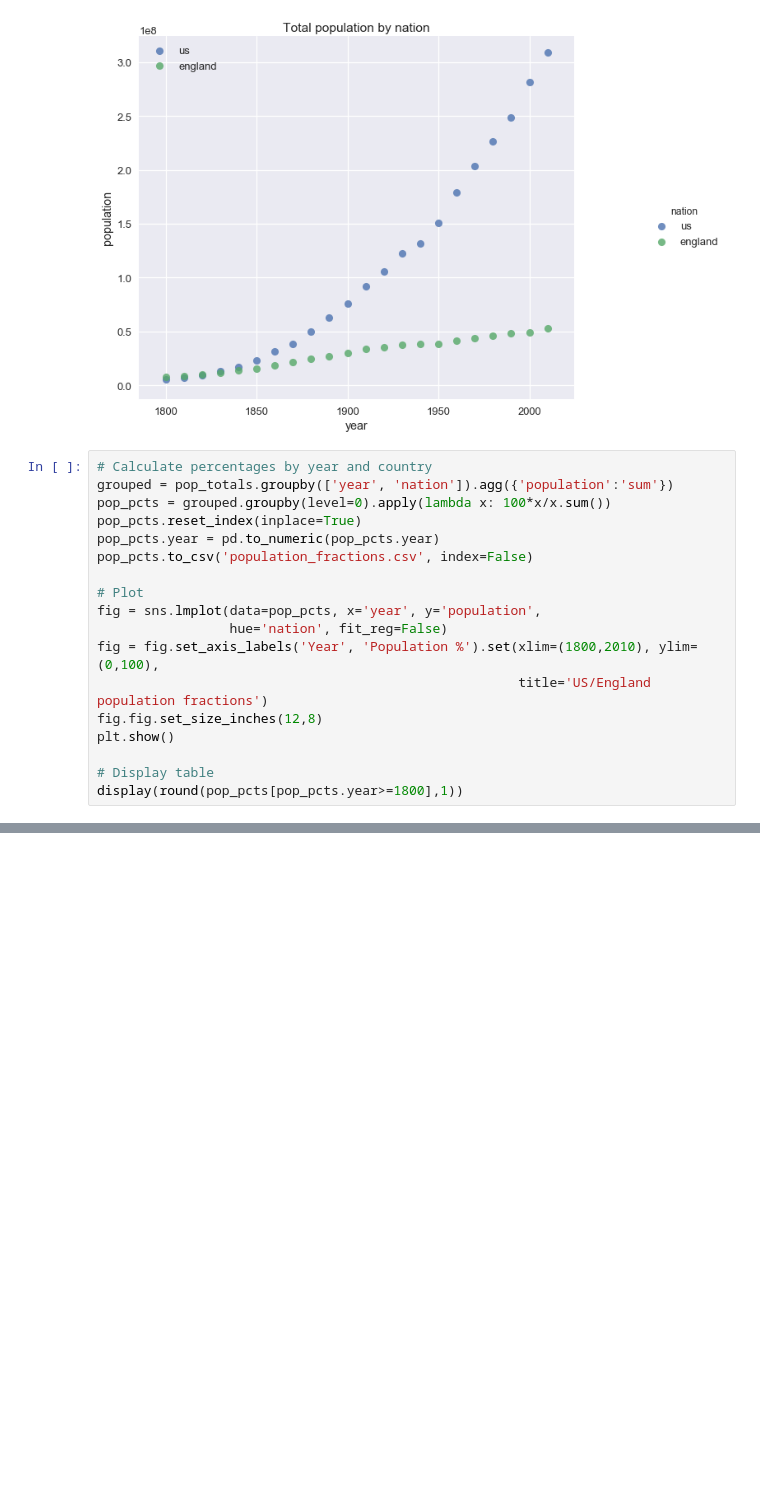
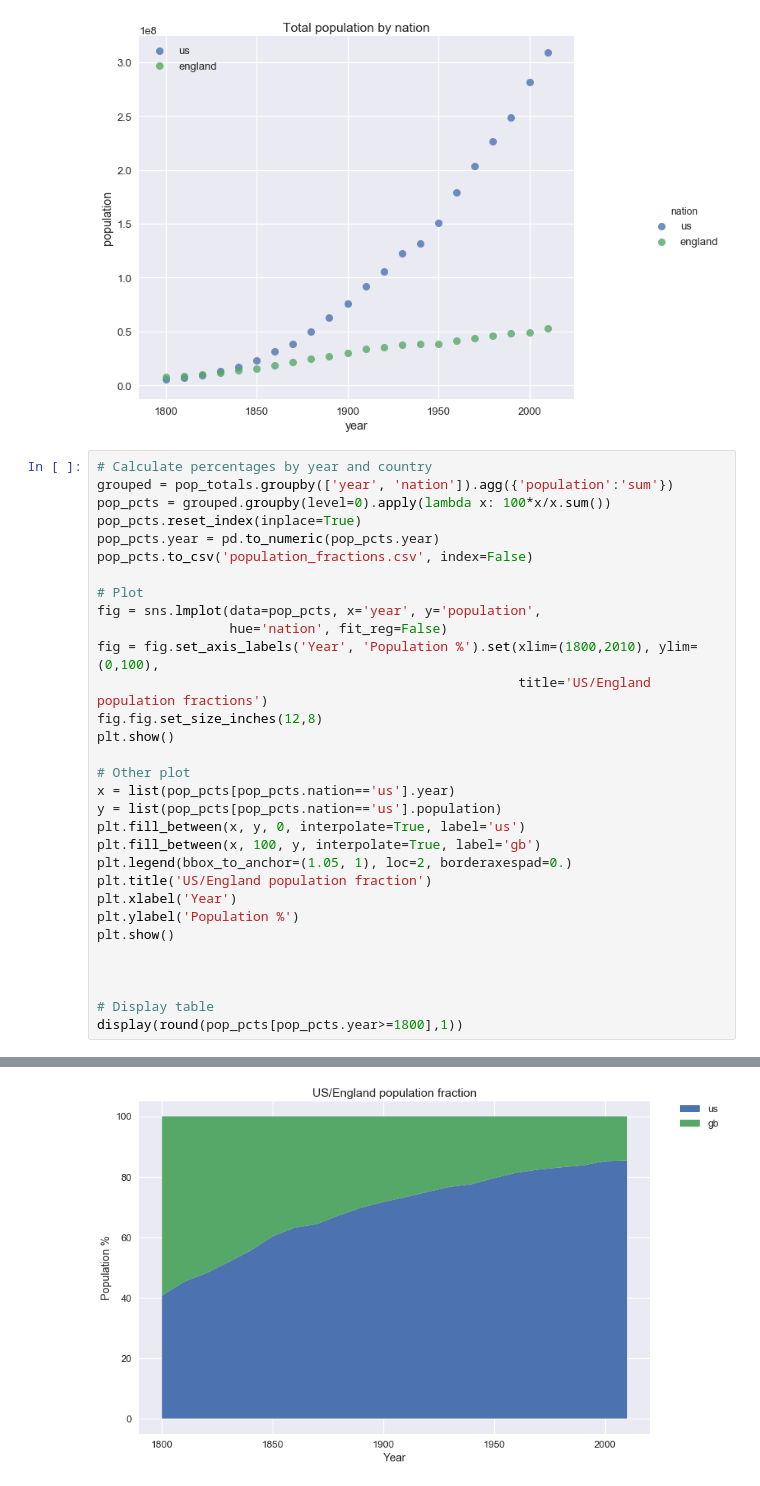
Before and after one commit to wilkens/noveltm-national-demographics, a Jupyter notebook: National Demographics.ipynb, the cells around one changed output, grey strips where cells are left out. Drawn from its saved outputs; the diff is of its cells as text; blank space fills up the shorter version.

```diff
--- a/National Demographics.ipynb
+++ b/National Demographics.ipynb
@@ -351,23 +379,37 @@ plt.show()
 # %%
 # Calculate percentages by year and country
 grouped = pop_totals.groupby(['year', 'nation']).agg({'population':'sum'})
 pop_pcts = grouped.groupby(level=0).apply(lambda x: 100*x/x.sum())
 pop_pcts.reset_index(inplace=True)
 pop_pcts.year = pd.to_numeric(pop_pcts.year)
 pop_pcts.to_csv('population_fractions.csv', index=False)
 
 # Plot
 fig = sns.lmplot(data=pop_pcts, x='year', y='population',
                  hue='nation', fit_reg=False)
 fig = fig.set_axis_labels('Year', 'Population %').set(xlim=(1800,2010), ylim=(0,100),
                                                       title='US/England population fractions')
 fig.fig.set_size_inches(12,8)
 plt.show()
 
+# Other plot
+x = list(pop_pcts[pop_pcts.nation=='us'].year)
+y = list(pop_pcts[pop_pcts.nation=='us'].population)
+plt.fill_between(x, y, 0, interpolate=True, label='us')
+plt.fill_between(x, 100, y, interpolate=True, label='gb')
+plt.legend(bbox_to_anchor=(1.05, 1), loc=2, borderaxespad=0.)
+plt.title('US/England population fraction')
+plt.xlabel('Year')
+plt.ylabel('Population %')
+plt.show()
+
+
+
 # Display table
 display(round(pop_pcts[pop_pcts.year>=1800],1))
 # %% [output]
 [figure]
+[figure, added]
 |  | year | nation | population |
 | 0 | 1800 | england | 59.4 |
 | 1 | 1800 | us | 40.6 |
```
Also changed, not shown: parts of 3 cells of this notebook.
